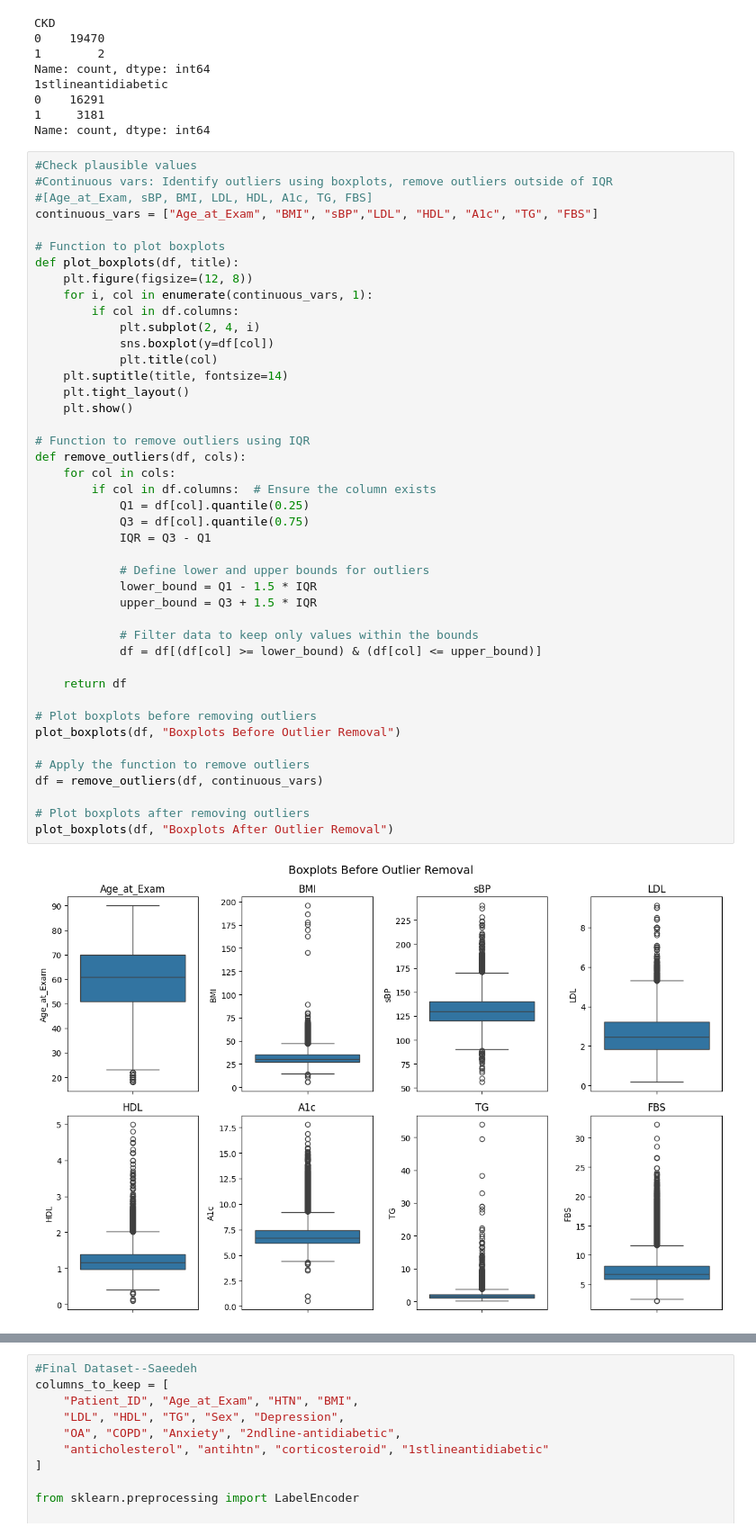
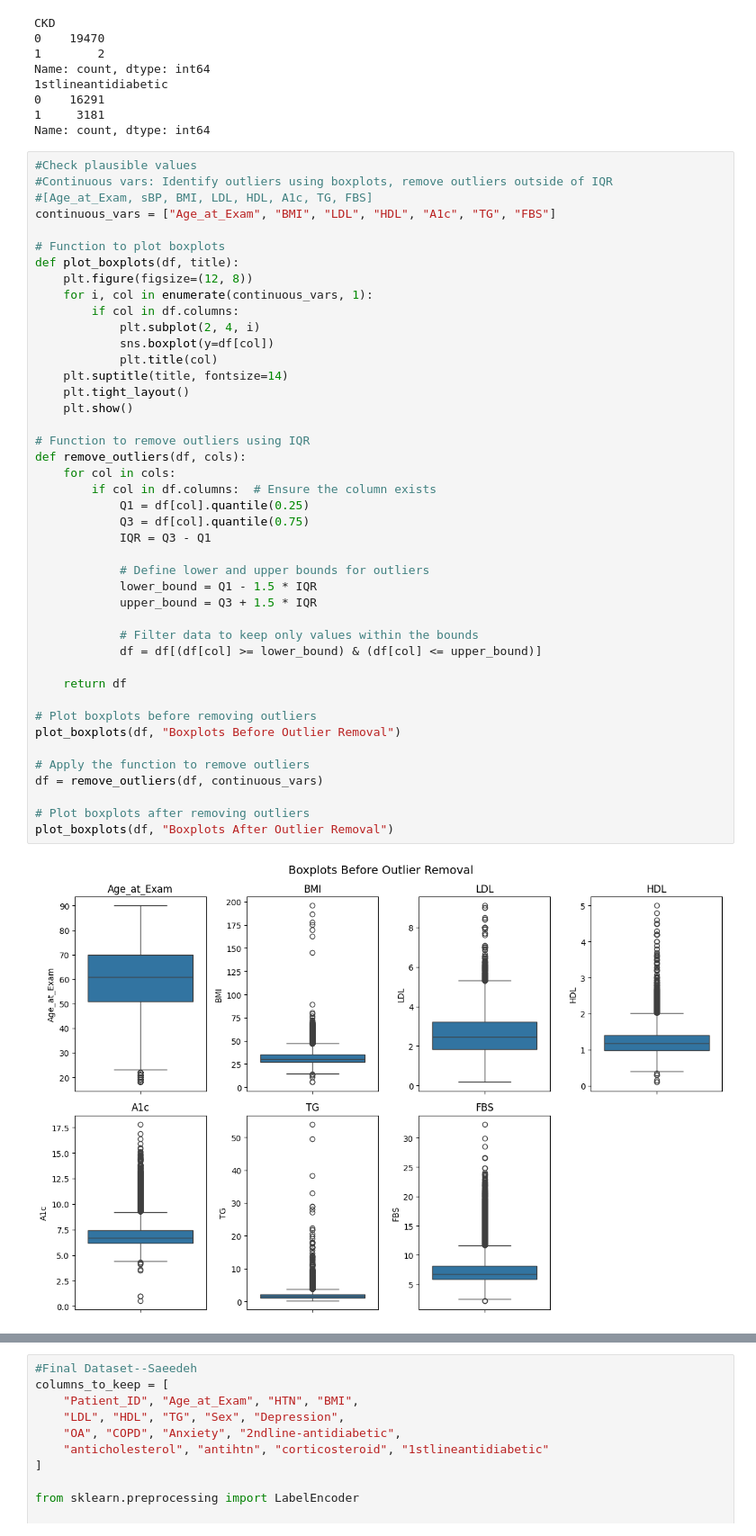
Before and after one commit to cqylin/group4-project-phase2, a Jupyter notebook: Group4_Project_Code.ipynb, the cells around one changed output, grey strips where cells are left out. Shown at 90% size. Cells and saved outputs as stored; diff of their text form.

```diff
--- a/Group4_Project_Code.ipynb
+++ b/Group4_Project_Code.ipynb
@@ -184,7 +208,7 @@ Name: count, dtype: int64
 #Check plausible values
 #Continuous vars: Identify outliers using boxplots, remove outliers outside of IQR
 #[Age_at_Exam, sBP, BMI, LDL, HDL, A1c, TG, FBS]
-continuous_vars = ["Age_at_Exam", "BMI", "sBP","LDL", "HDL", "A1c", "TG", "FBS"]
+continuous_vars = ["Age_at_Exam", "BMI", "LDL", "HDL", "A1c", "TG", "FBS"]
 
 # Function to plot boxplots
 def plot_boxplots(df, title):
@@ -197,31 +221,31 @@ def plot_boxplots(df, title):
     plt.suptitle(title, fontsize=14)
     plt.tight_layout()
     plt.show()
 
 # Function to remove outliers using IQR
 def remove_outliers(df, cols):
     for col in cols:
         if col in df.columns:  # Ensure the column exists
             Q1 = df[col].quantile(0.25)
             Q3 = df[col].quantile(0.75)
             IQR = Q3 - Q1
 
             # Define lower and upper bounds for outliers
             lower_bound = Q1 - 1.5 * IQR
             upper_bound = Q3 + 1.5 * IQR
 
             # Filter data to keep only values within the bounds
             df = df[(df[col] >= lower_bound) & (df[col] <= upper_bound)]
 
     return df
 
 # Plot boxplots before removing outliers
 plot_boxplots(df, "Boxplots Before Outlier Removal")
 
 # Apply the function to remove outliers
 df = remove_outliers(df, continuous_vars)
 
 # Plot boxplots after removing outliers
 plot_boxplots(df, "Boxplots After Outlier Removal")
 # %% [output]
-[figure, old version]
+[figure, new version]
```
Also changed, not shown: parts of 11 cells of this notebook.
